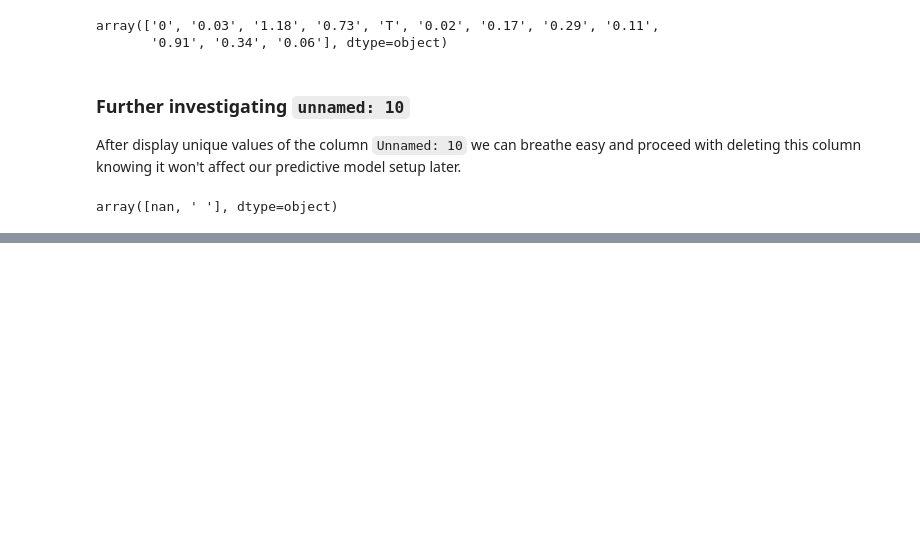
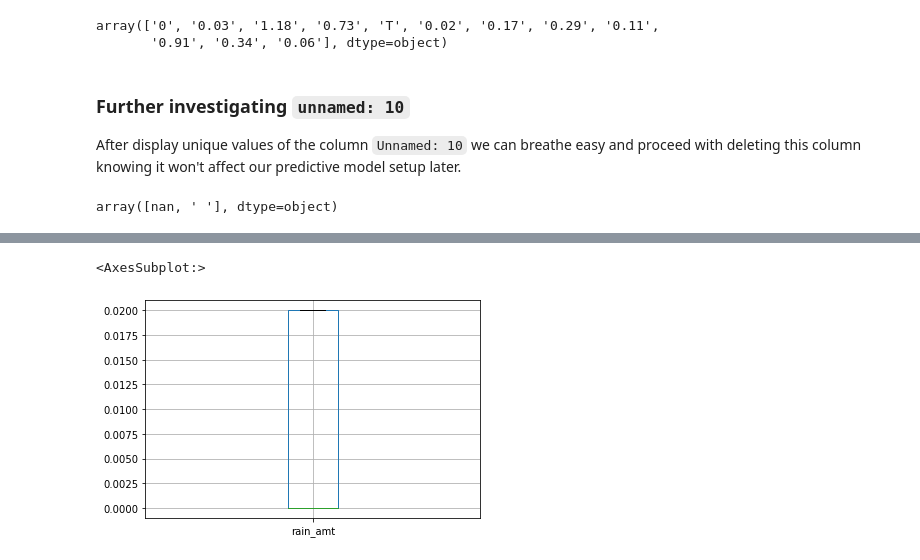
Before and after one commit to check4ismail/cs-502-predictive, a Jupyter notebook: assignment_7/Predictive Model.ipynb, the cells around one changed output, grey strips where cells are left out. Cells and saved outputs as stored; diff of their text form; code cells hidden in the pictures; blank space fills up the shorter version.

```diff
--- a/assignment_7/Predictive Model.ipynb
+++ b/assignment_7/Predictive Model.ipynb
@@ -75,0 +270,6 @@ ValueError: Need to specify at least one of 'labels', 'index' or 'columns'
+# %%
+df['rain_amt'] = winsorize(df['rain_amt'], (0.1, 0.3))
+df.boxplot(column='rain_amt')
+# %% [output]
+<AxesSubplot:>
+[figure, added]
```
Also changed, not shown: parts of 37 cells of this notebook.
